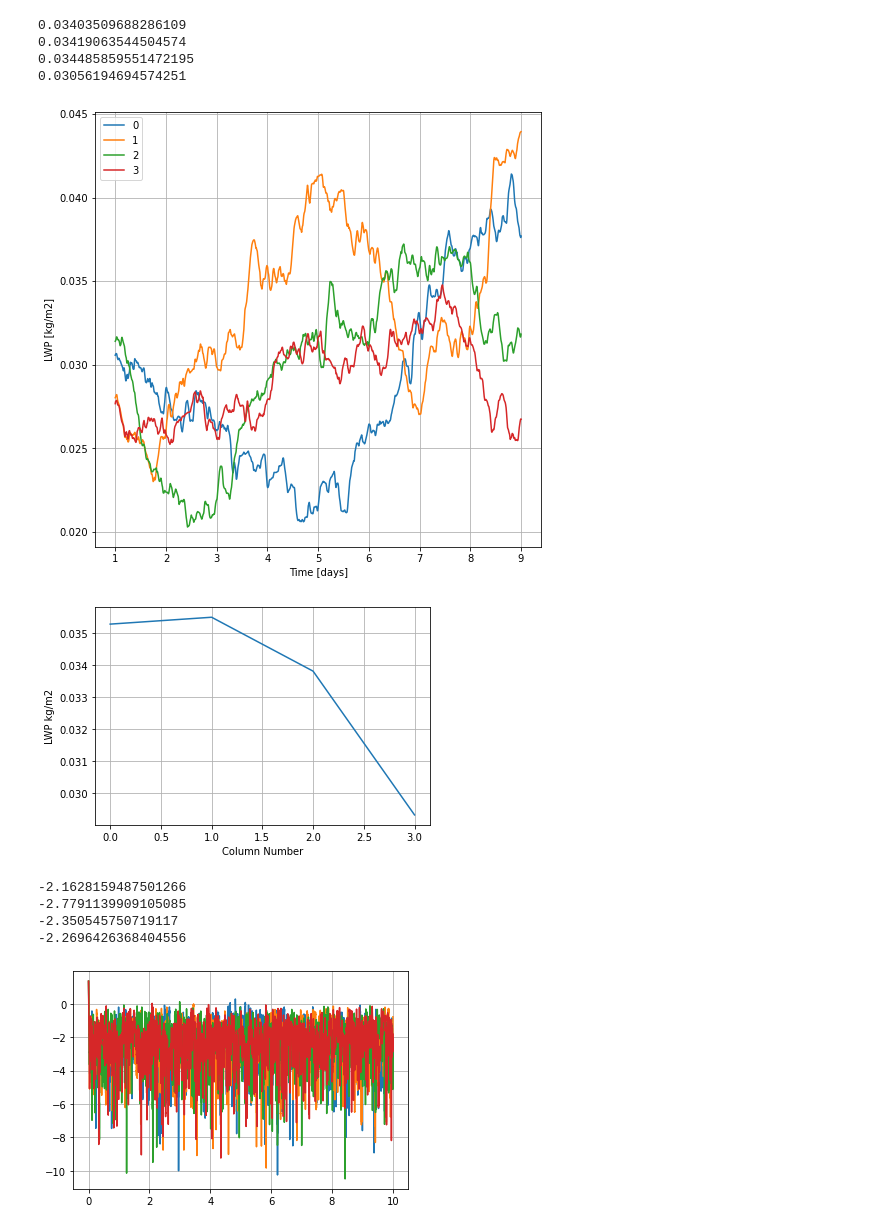
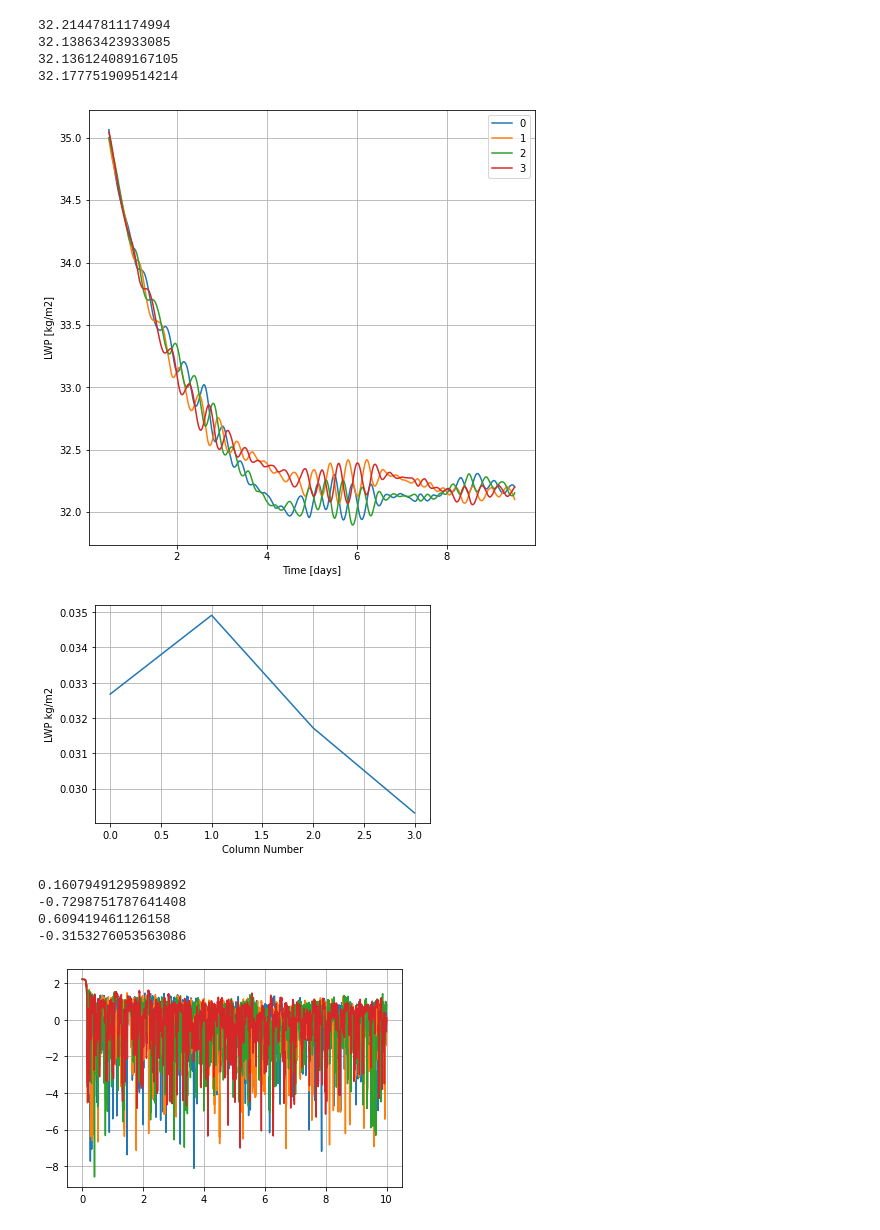
Before and after one commit to pnnl/pinacles, a Jupyter notebook: CoupledPlots.ipynb, the cells around one changed output. Saved outputs shown, nothing was run; the diff lists cells and outputs as text; code cells hidden in the pictures.

```diff
--- a/CoupledPlots.ipynb
+++ b/CoupledPlots.ipynb
@@ -13,36 +13,36 @@ for n in range(N):
     path = os.path.join(path, 'stats.nc')
     column_data.append(nc.Dataset(path, 'r'))
 # %%
-var = 'LWP'
+var = 'lWP'
 #plt.figure()
 lwp_mean = []
 data_pack = []
 plt.figure(figsize=(8,8))
-Nt = 60 * 24 * 2
+Nt = 60 *24*1
 for n in range(N):
     #plt.subplot(4,1,n+1)
     micro = column_data[n]['MicroBase']
-    data = micro['timeseries'][var][:]
-    lwp_mean.append(np.mean(data[-60*24*4:]))
+    data = micro['timeseries']['LWP'][:]  +  micro['timeseries']['VWP'][:] +  micro['timeseries']['RWP'][:]
+    lwp_mean.append(np.mean(data[-24*60*5:]))
     data = np.convolve(data, np.ones(Nt)/Nt, mode='valid')
     time = micro['timeseries']['time'][:]
     time = np.convolve(time, np.ones(Nt)/Nt, mode='valid')
     plt.plot(time/86400,data,label=str(n))
     data_pack.append(data)
     plt.xlabel('Time [days]')
     plt.ylabel('LWP [kg/m2]')
-    print(np.mean(data[-60*24*3:]))
+    print(np.mean(data[-60*2:]))
 
 plt.legend()
 plt.grid()
 plt.savefig('qc.png')
     #plt.ylim(0.0, 0.41)
 # %% [output]
-0.03403509688286109
-0.03419063544504574
-0.034485859551472195
-0.03056194694574251
+32.21447811174994
+32.13863423933085
+32.136124089167105
+32.177751909514214
-[figure, old version]
+[figure, new version]
 # %%
 plt.figure()
 plt.ylabel('LWP kg/m2')
@@ -51,7 +51,7 @@ plt.plot(lwp_mean)
 plt.grid()
 plt.savefig('lwp.png')
 # %% [output]
-[figure, old version]
+[figure, new version]
 # %%
 def convert_to_array(data_pack):
 
@@ -92,11 +92,11 @@ for n in range(N):
 
 plt.grid()
 # %% [output]
--2.1628159487501266
--2.7791139909105085
--2.350545750719117
--2.2696426368404556
+0.16079491295989892
+-0.7298751787641408
+0.609419461126158
+-0.3153276053563086
-[figure, old version]
+[figure, new version]
 # %%
 grp = 'VelocityState'
 var = 'u'
```
Also changed, not shown: parts of 4 cells of this notebook, 5 other files.
